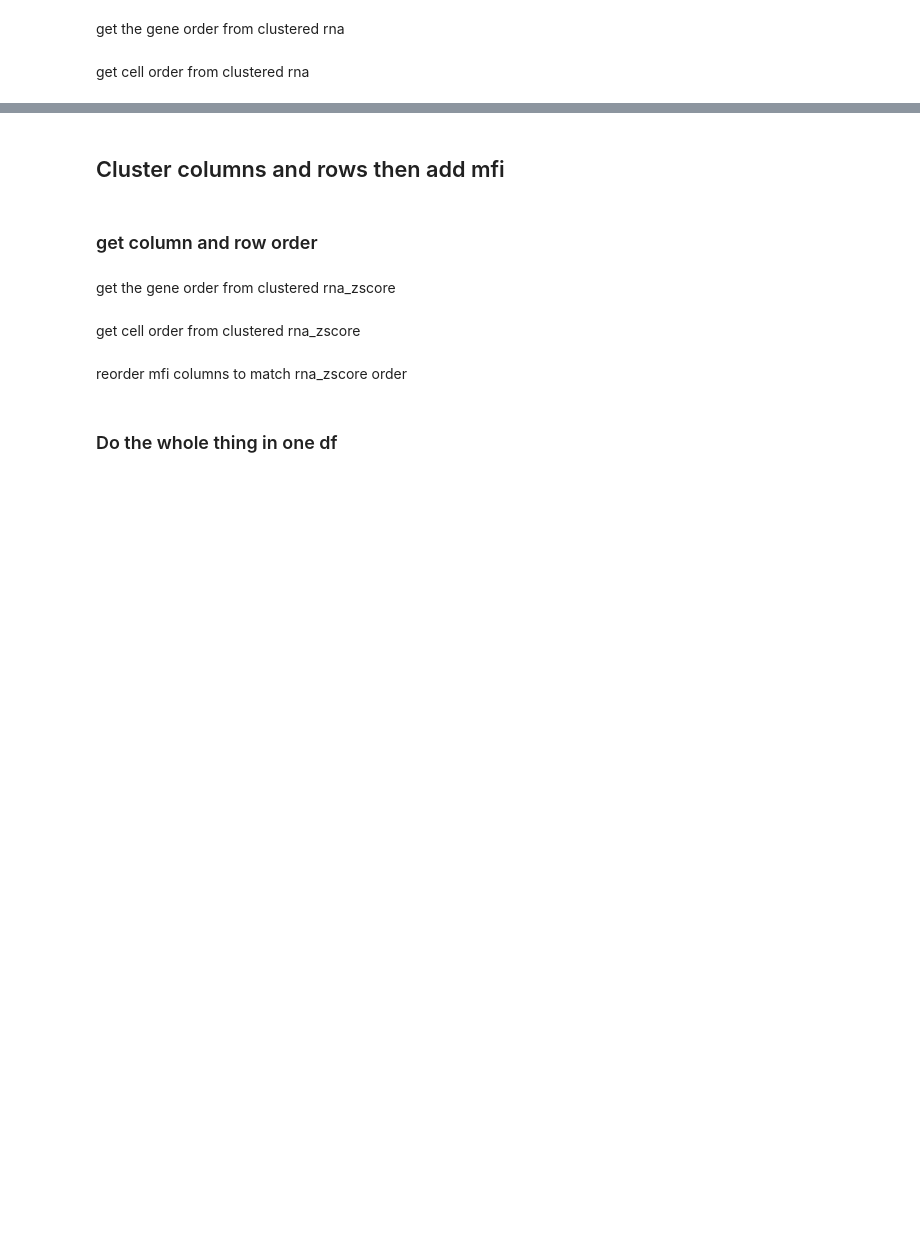
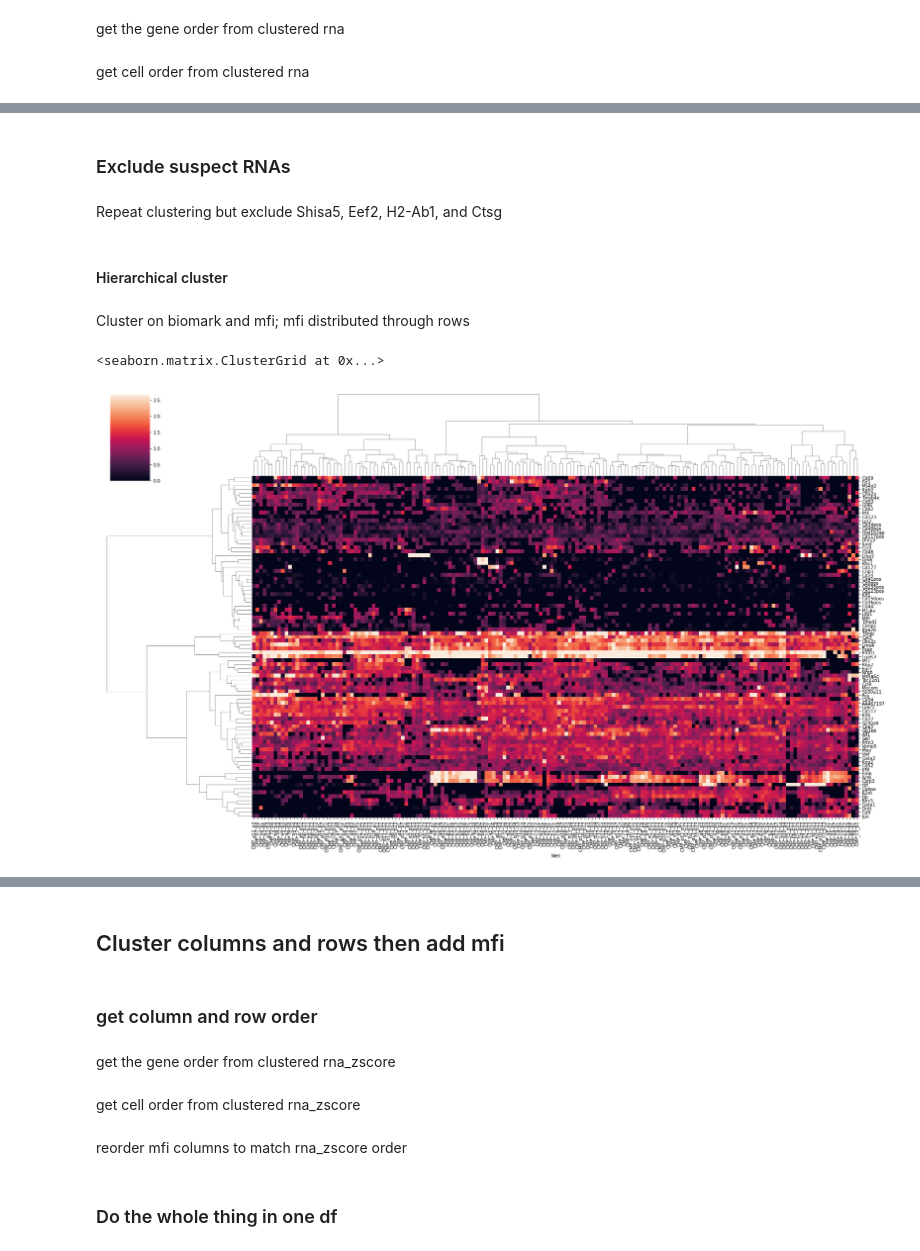
Before and after one commit to efheuston/msAggr_scRNASeq, a Jupyter notebook: IndexSorted_CMP.ipynb, the cells around one changed output, grey strips where cells are left out. Drawn from its saved outputs; the diff is of its cells as text; code cells hidden in the pictures; blank space fills up the shorter version.

```diff
--- a/IndexSorted_CMP.ipynb
+++ b/IndexSorted_CMP.ipynb
@@ -687,0 +874,15 @@ sns.clustermap(combined_mfi.reindex(index = mfi_order, columns=col_order), figsi
+# %% [markdown]
+### Exclude suspect RNAs
+# %% [markdown]
+Repeat clustering but exclude Shisa5, Eef2, H2-Ab1, and Ctsg
+# %%
+combined_df = combined_df.drop(['Shisa5', 'Eef2', 'H2-Ab1', 'Ctsg'], axis = 0)
+# %% [markdown]
+#### Hierarchical cluster
+# %% [markdown]
+Cluster on biomark and mfi; mfi distributed through rows
+# %%
+sns.clustermap(combined_df, figsize=(25,15), method = 'ward', robust = True, xticklabels = True, yticklabels = True)
+# %% [output]
+<seaborn.matrix.ClusterGrid at 0x...>
+[figure, added]
```
Also changed, not shown: parts of 56 cells of this notebook.
